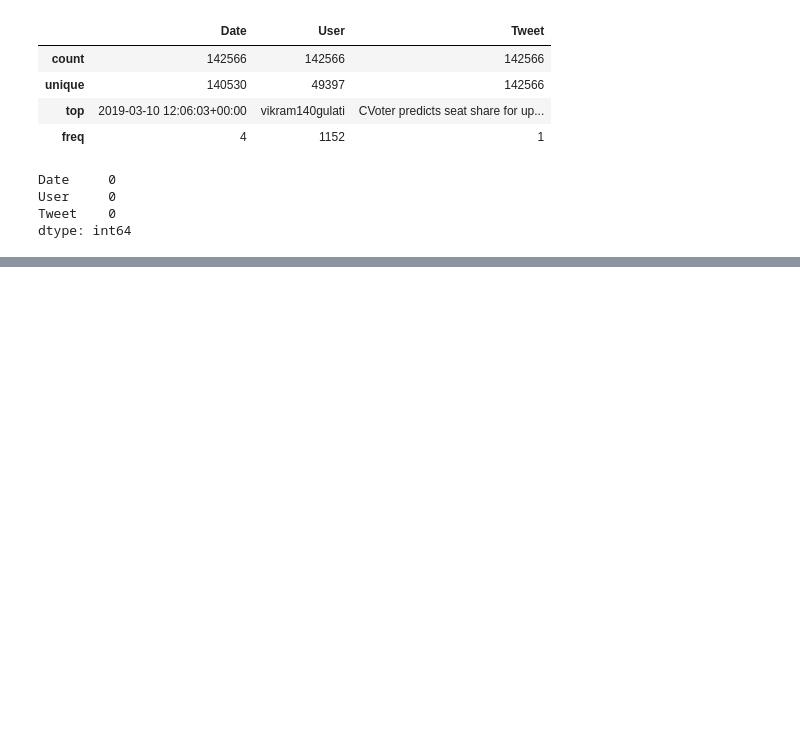
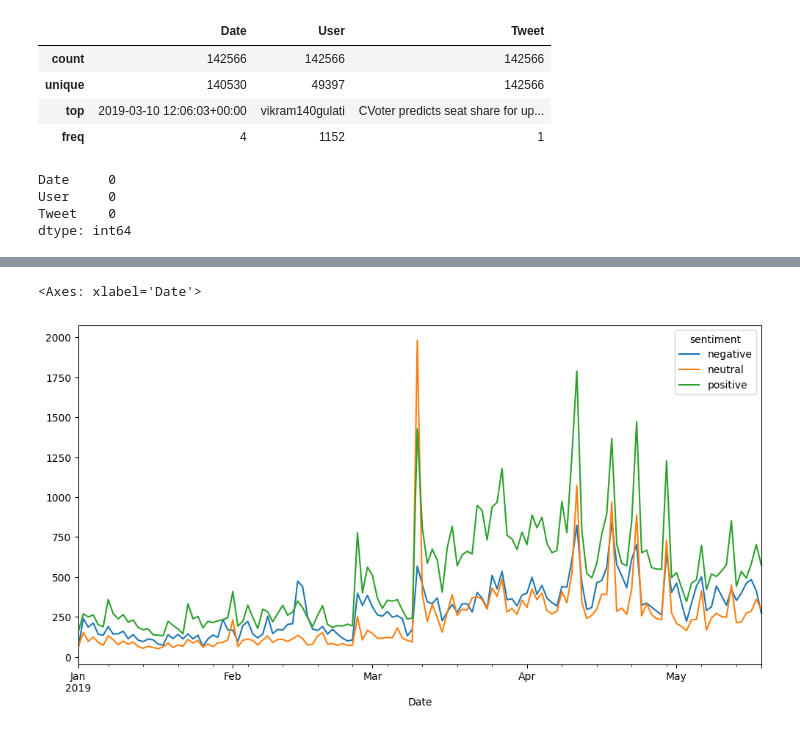
Before and after one commit to Aastha031295/twitter-sentiment-analysis, a Jupyter notebook: data_understanding.ipynb, the cells around one changed output, grey strips where cells are left out. Drawn from its saved outputs; the diff is of its cells as text; code cells hidden in the pictures; blank space fills up the shorter version.

```diff
--- a/data_understanding.ipynb
+++ b/data_understanding.ipynb
@@ -64,0 +153,7 @@ LookupError:
+# %%
+election_df['Date'] = pd.to_datetime(election_df['Date'])
+election_df.set_index('Date', inplace=True)
+election_df.resample('D')['sentiment'].value_counts().unstack().plot(kind='line', figsize=(12, 6))
+# %% [output]
+<Axes: xlabel='Date'>
+[figure, added]
```
Also changed, not shown: parts of 10 cells of this notebook.
